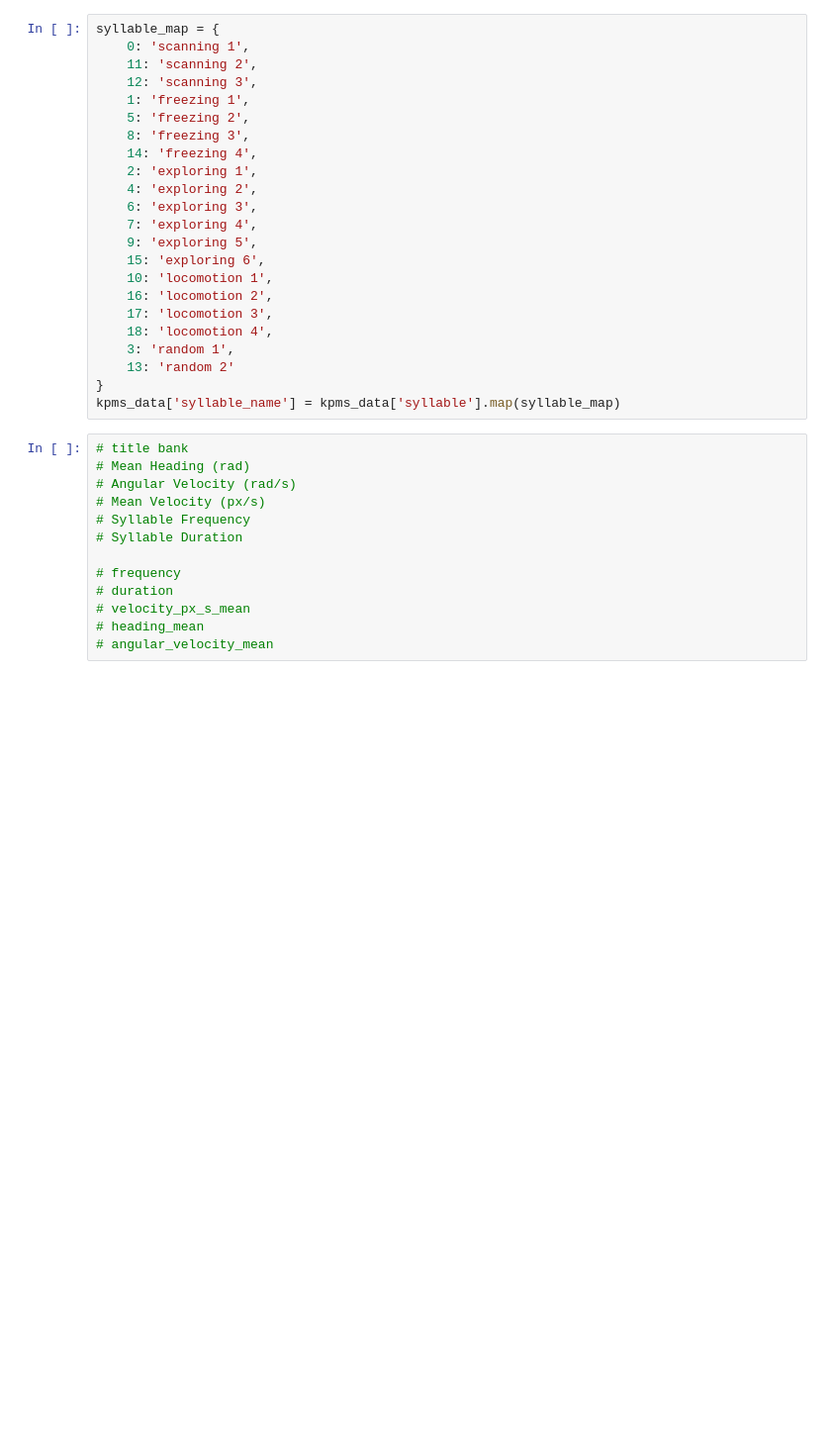
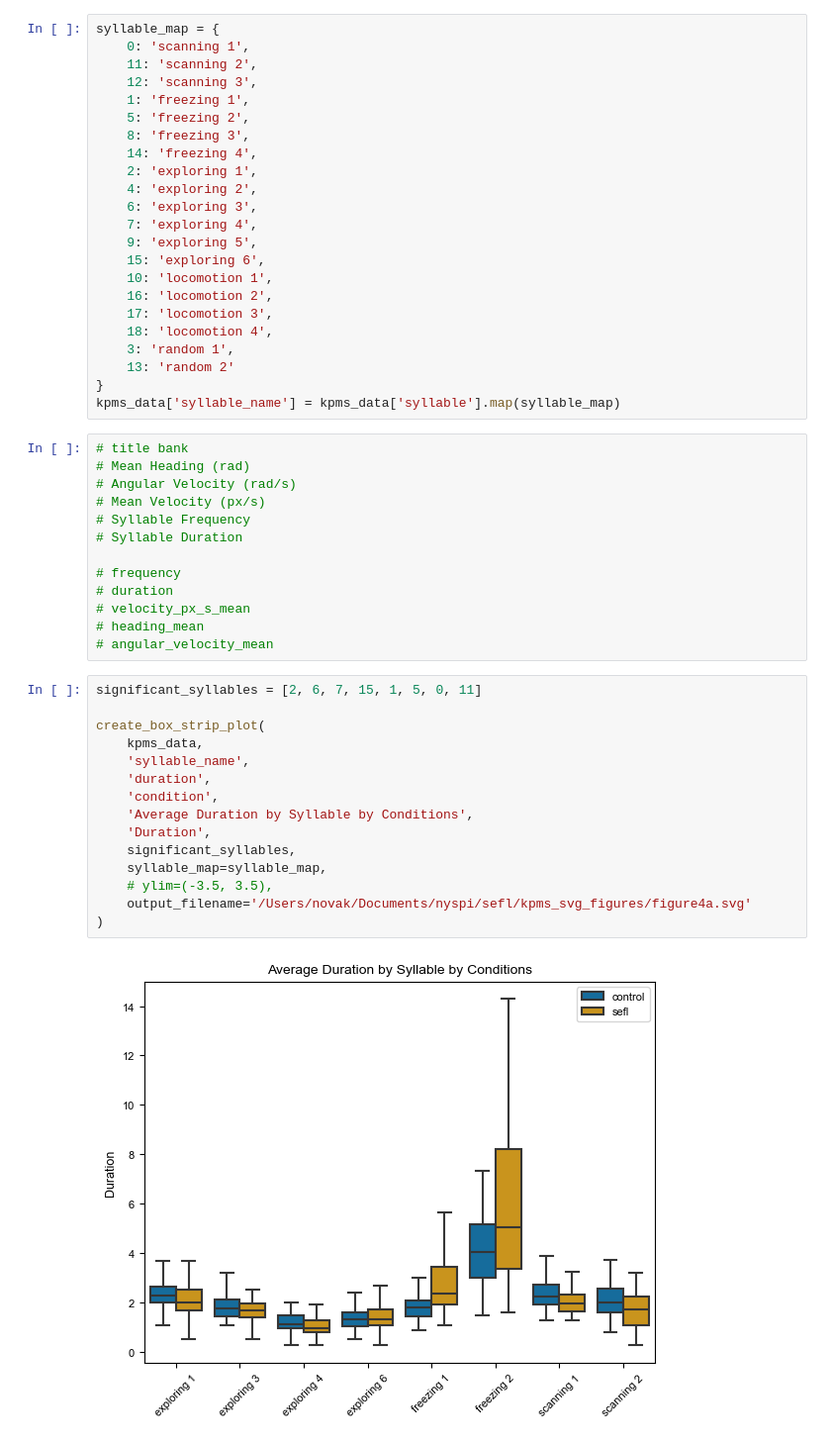
Before and after one commit to GergelyTuri/els_project, a Jupyter notebook: notebooks/novak_analyses/kpms_plots_0506.ipynb, the cells around one changed output. Shown at 99% size. Drawn from its saved outputs; the diff is of its cells as text; blank space fills up the shorter version.

```diff
--- a/notebooks/novak_analyses/kpms_plots_0506.ipynb
+++ b/notebooks/novak_analyses/kpms_plots_0506.ipynb
@@ -88,3 +87,20 @@ kpms_data['syllable_name'] = kpms_data['syllable'].map(syllable_map)
 # velocity_px_s_mean
 # heading_mean
 # angular_velocity_mean
+# %%
+significant_syllables = [2, 6, 7, 15, 1, 5, 0, 11]
+
+create_box_strip_plot(
+    kpms_data,
+    'syllable_name',
+    'duration',
+    'condition',
+    'Average Duration by Syllable by Conditions',
+    'Duration',
+    significant_syllables,
+    syllable_map=syllable_map,
+    # ylim=(-3.5, 3.5),
+    output_filename='/Users/novak/Documents/nyspi/sefl/kpms_svg_figures/figure4a.svg'
+)
+# %% [output]
+[figure, added]
```
Also changed, not shown: parts of 5 cells of this notebook, 3 other files.
